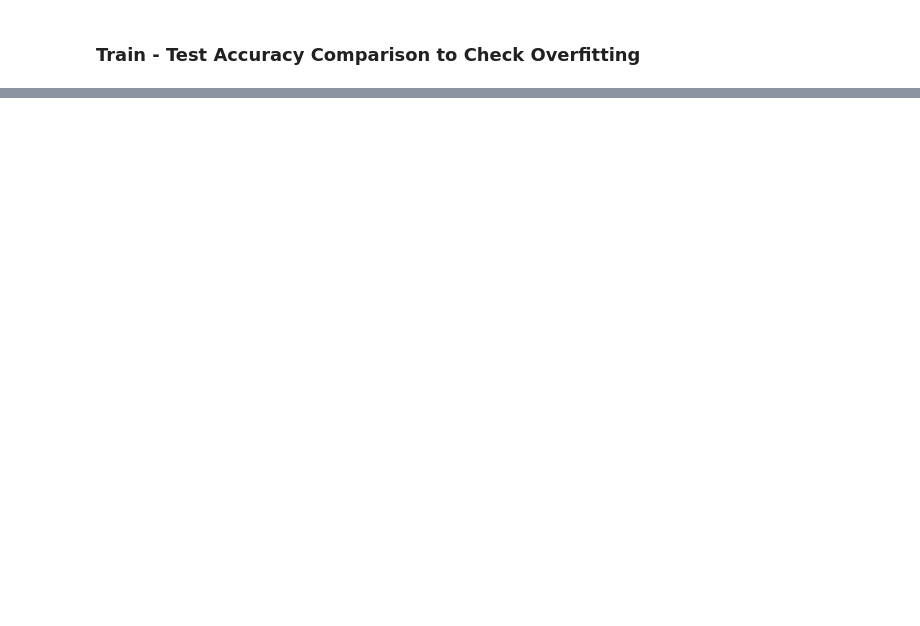
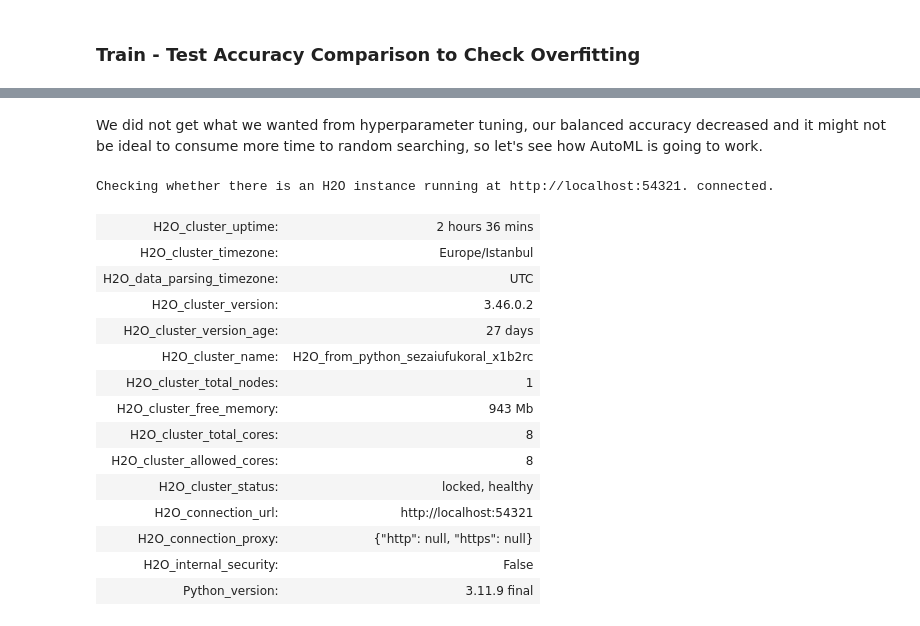
Before and after one commit to sezaiufuk/Predicting_Result_of_Shots_in_La_Liga, a Jupyter notebook: main.ipynb, the cells around one changed output, grey strips where cells are left out. Saved outputs shown, nothing was run; the diff lists cells and outputs as text; code cells hidden in the pictures; blank space fills up the shorter version.

```diff
--- a/main.ipynb
+++ b/main.ipynb
@@ -300,0 +230,21 @@ Fitting 5 folds for each of 250 candidates, totalling 1250 fits
+# %% [markdown]
+We did not get what we wanted from hyperparameter tuning, our balanced accuracy decreased and it might not be ideal to consume more time to random searching, so let's see how AutoML is going to work.
+# %%
+h2o.init()
+# %% [output]
+Checking whether there is an H2O instance running at http://localhost:54321. connected.
+| H2O_cluster_uptime: | 2 hours 36 mins |
+| H2O_cluster_timezone: | Europe/Istanbul |
+| H2O_data_parsing_timezone: | UTC |
+| H2O_cluster_version: | 3.46.0.2 |
+| H2O_cluster_version_age: | 27 days |
+| H2O_cluster_name: | H2O_from_python_sezaiufukoral_x1b2rc |
+| H2O_cluster_total_nodes: | 1 |
+| H2O_cluster_free_memory: | 943 Mb |
+| H2O_cluster_total_cores: | 8 |
+| H2O_cluster_allowed_cores: | 8 |
+| H2O_cluster_status: | locked, healthy |
+| H2O_connection_url: | http://localhost:54321 |
+| H2O_connection_proxy: | {"http": null, "https": null} |
+| H2O_internal_security: | False |
+| Python_version: | 3.11.9 final |
```
Also changed, not shown: parts of 32 cells of this notebook, 1 other file.
